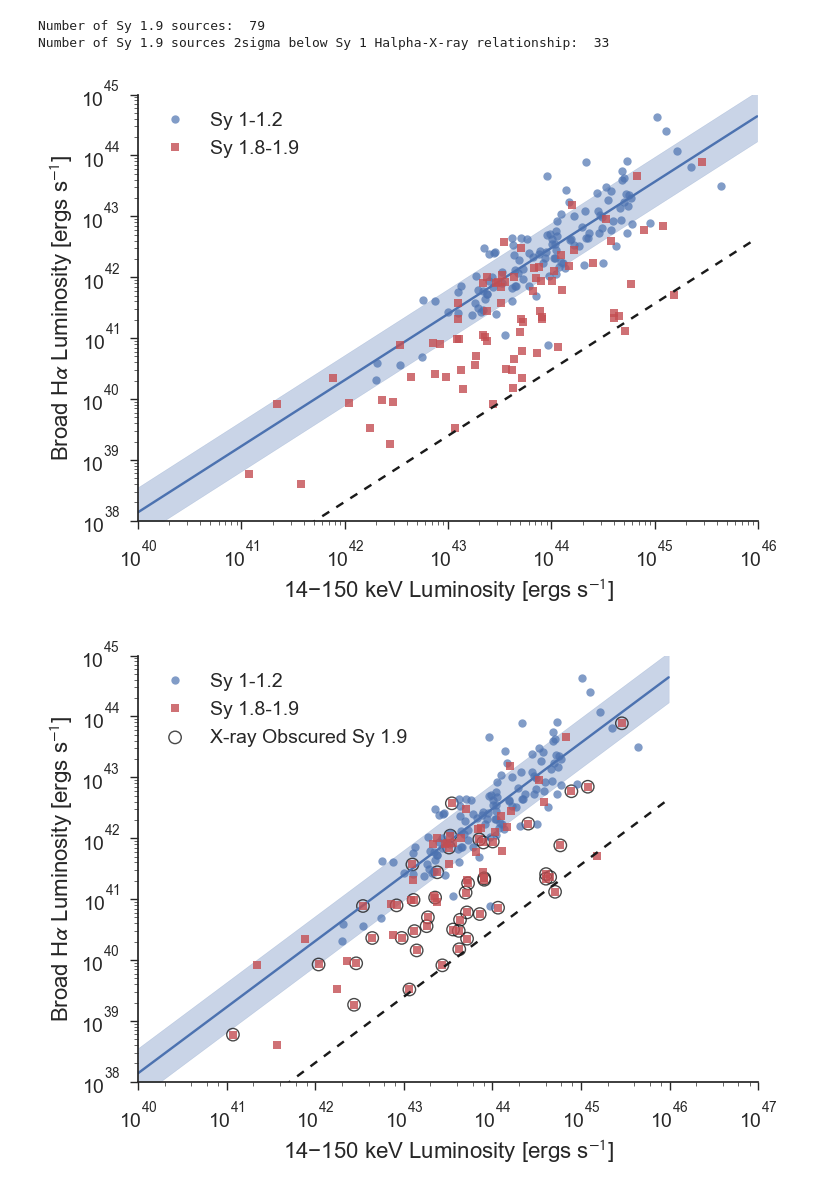
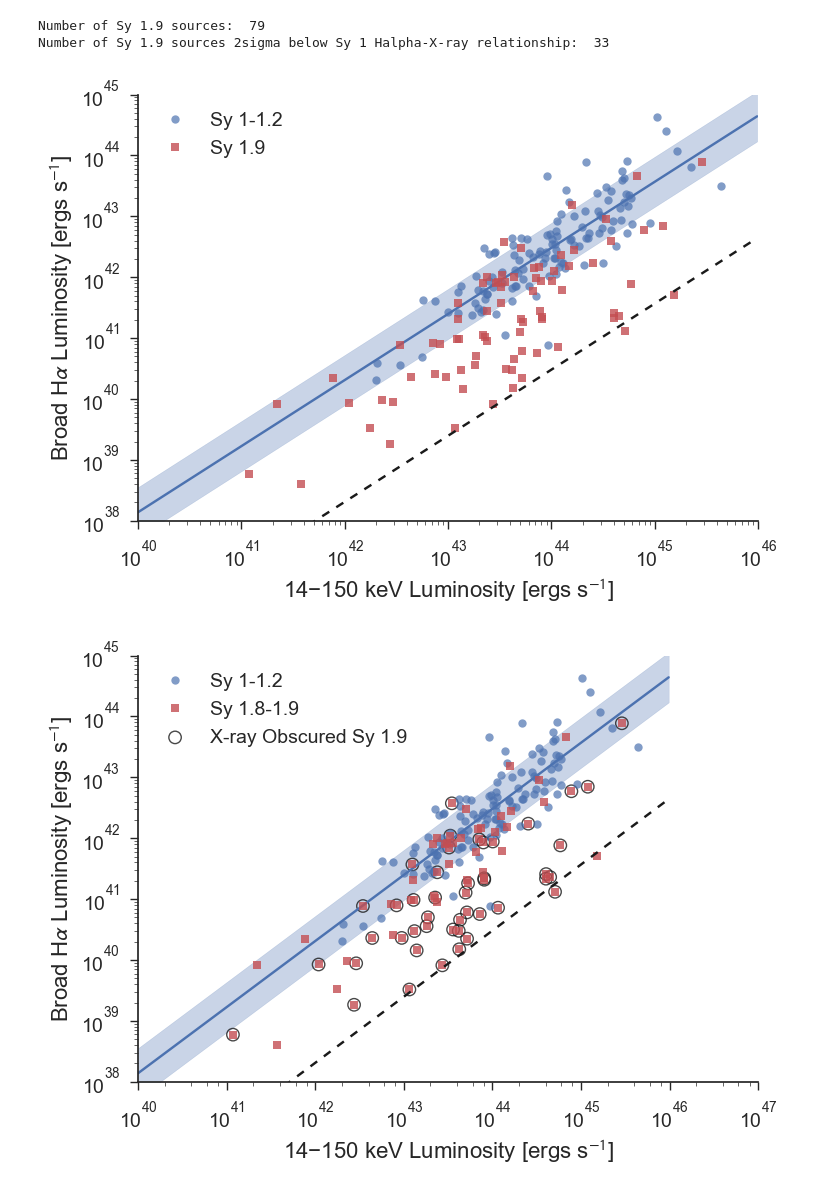
Before and after one commit to ttshimiz/bass-sy1_9-obscuration, a Jupyter notebook: notebooks/broadHalpha-vs-xray.ipynb, the cells around one changed output. Drawn from its saved outputs; the diff is of its cells as text; code cells hidden in the pictures.

Commit message:
remove the Sy 1.8 text from legend

```diff
--- a/notebooks/broadHalpha-vs-xray.ipynb
+++ b/notebooks/broadHalpha-vs-xray.ipynb
@@ -138,25 +138,25 @@ Number of Sy 1.9 sources 2sigma below Sy 1 Halpha-X-ray relationship:  33
 # %%
 fig = plt.figure()
 ax = fig.add_subplot(111)
 
 dummy_lx = np.arange(40, 46, 0.01)
 dummy_halpha = slope*dummy_lx + intercept
 
 ax.loglog(df['Intrinsic X-ray Luminosity'][ind_unobscured], df['Broad Halpha Luminosity'][ind_unobscured],
           color='b', marker='o', ms=6, ls='None', label='Sy 1-1.2', alpha=0.7)
 ax.plot(10**dummy_lx, 10**dummy_halpha, 'b-')
 ax.fill_between(10**dummy_lx, 10**(dummy_halpha-scatter), 10**(dummy_halpha+scatter), color='b', alpha=0.3)
 ax.loglog(df['Intrinsic X-ray Luminosity'][ind_obscured], df['Broad Halpha Luminosity'][ind_obscured],
-          color='r', marker='s', ms=6, ls='None', label='Sy 1.8-1.9', alpha=0.8)
+          color='r', marker='s', ms=6, ls='None', label='Sy 1.9', alpha=0.8)
 ax.plot(10**dummy_lx, 10**(dummy_halpha-2.0), 'k--')
 ax.set_ylim(1e+38, 1e+45)
 ax.set_xlabel(r'14-150 keV Luminosity [ergs s$^{-1}$]')
 ax.set_ylabel(r'Broad H$\alpha$ Luminosity [ergs s$^{-1}$]')
 ax.legend(loc='upper left')
 sn.despine()
 fig.savefig('../figures/halpha_vs_xray_with2dexLine.pdf', bbox_inches='tight')
 # %% [output]
-[figure, old version]
+[figure, new version]
 # %%
 xray_obscured = df['NH'][ind_obscured] > 22.
 
```
Also changed, not shown: 2 other files.
